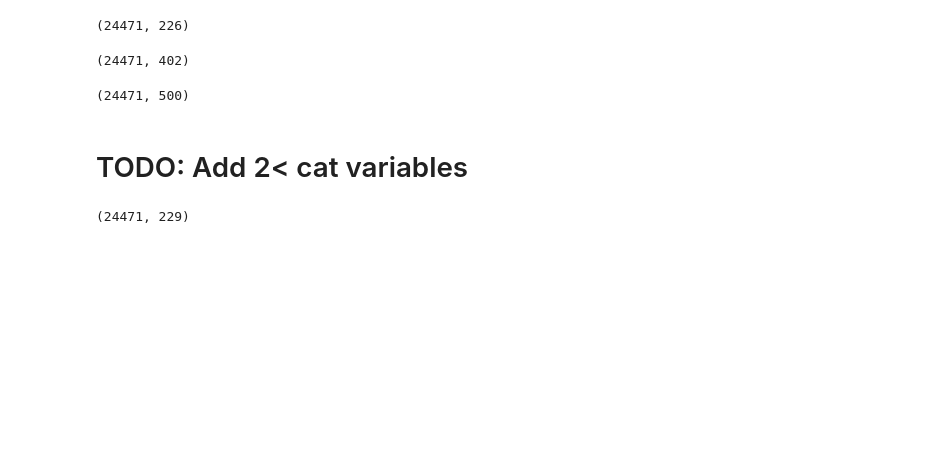
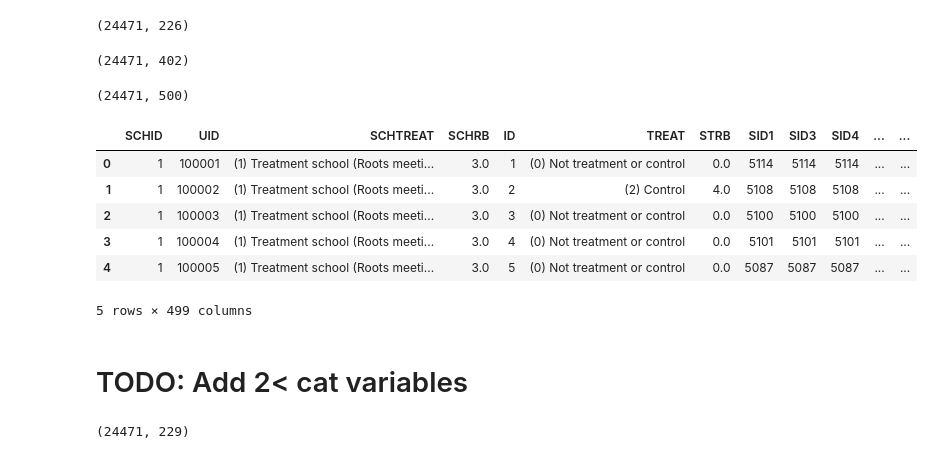
Before and after one commit to JipengSun/Causal_Inference_Anticonflict, a Jupyter notebook: CSCI_Feature_Eng_v0.ipynb, the cells around one changed output. Cells and saved outputs as stored; diff of their text form; code cells hidden in the pictures; blank space fills up the shorter version.

```diff
--- a/CSCI_Feature_Eng_v0.ipynb
+++ b/CSCI_Feature_Eng_v0.ipynb
@@ -25,6 +25,16 @@ original_sample.loc[:,[col for col in original_sample.columns if col.startswith(
 original_sample.shape
 # %% [output]
 (24471, 500)
+# %%
+original_sample.drop(columns=["Unnamed: 0"]).head(5)
+# %% [output]
+|  | SCHID | UID | SCHTREAT | SCHRB | ID | TREAT | STRB | SID1 | SID3 | SID4 | ... | ... |
+| 0 | 1 | 100001 | (1) Treatment school (Roots meeti... | 3.0 | 1 | (0) Not treatment or control | 0.0 | 5114 | 5114 | 5114 | ... | ... |
+| 1 | 1 | 100002 | (1) Treatment school (Roots meeti... | 3.0 | 2 | (2) Control | 4.0 | 5108 | 5108 | 5108 | ... | ... |
+| 2 | 1 | 100003 | (1) Treatment school (Roots meeti... | 3.0 | 3 | (0) Not treatment or control | 0.0 | 5100 | 5100 | 5100 | ... | ... |
+| 3 | 1 | 100004 | (1) Treatment school (Roots meeti... | 3.0 | 4 | (0) Not treatment or control | 0.0 | 5101 | 5101 | 5101 | ... | ... |
+| 4 | 1 | 100005 | (1) Treatment school (Roots meeti... | 3.0 | 5 | (0) Not treatment or control | 0.0 | 5087 | 5087 | 5087 | ... | ... |
+5 rows × 499 columns
 # %%
 def create_composite_vars(full_df,predictor=False,trs="w2"):
     if predictor:
```
Also changed, not shown: parts of 1 cell of this notebook, 4 other files.
